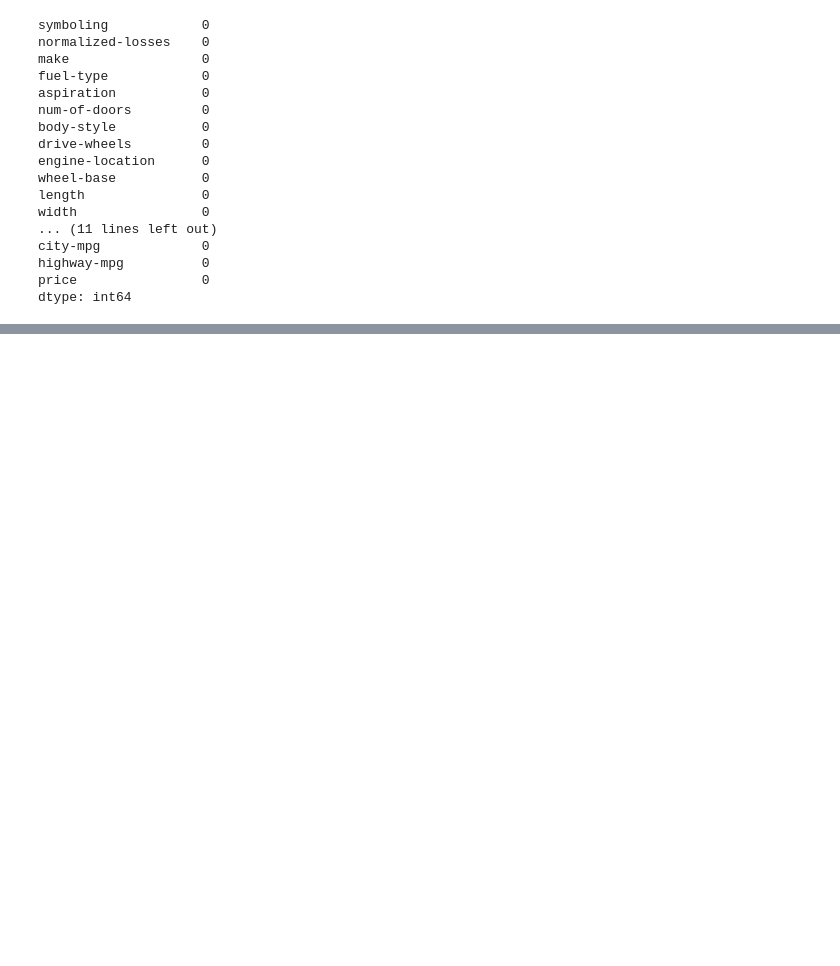
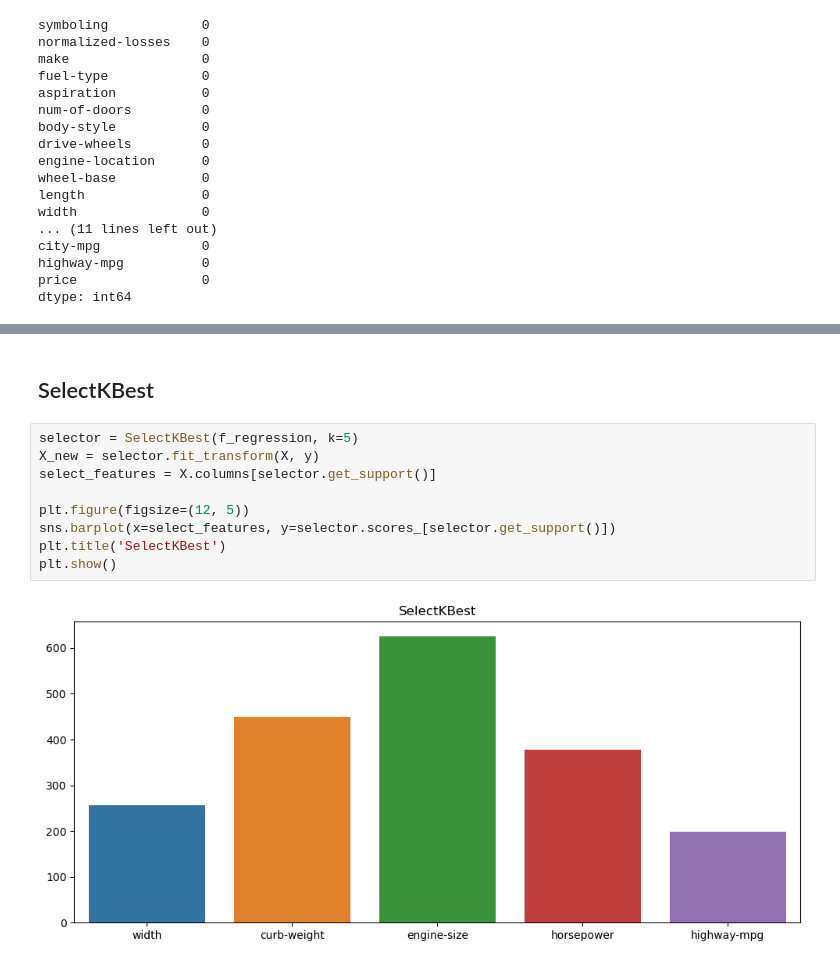
Before and after one commit to andrewshemchuk/DataScience, a Jupyter notebook: Lab3/Lab3.ipynb, the cells around one changed output, grey strips where cells are left out. Saved outputs shown, nothing was run; the diff lists cells and outputs as text; blank space fills up the shorter version.

```diff
--- a/Lab3/Lab3.ipynb
+++ b/Lab3/Lab3.ipynb
@@ -394,0 +235,13 @@ Feature Importance with Random Forest:
+# %% [markdown]
+## SelectKBest
+# %%
+selector = SelectKBest(f_regression, k=5)
+X_new = selector.fit_transform(X, y)
+select_features = X.columns[selector.get_support()]
+
+plt.figure(figsize=(12, 5))
+sns.barplot(x=select_features, y=selector.scores_[selector.get_support()])
+plt.title('SelectKBest')
+plt.show()
+# %% [output]
+[figure, added]
```
Also changed, not shown: parts of 14 cells of this notebook.
